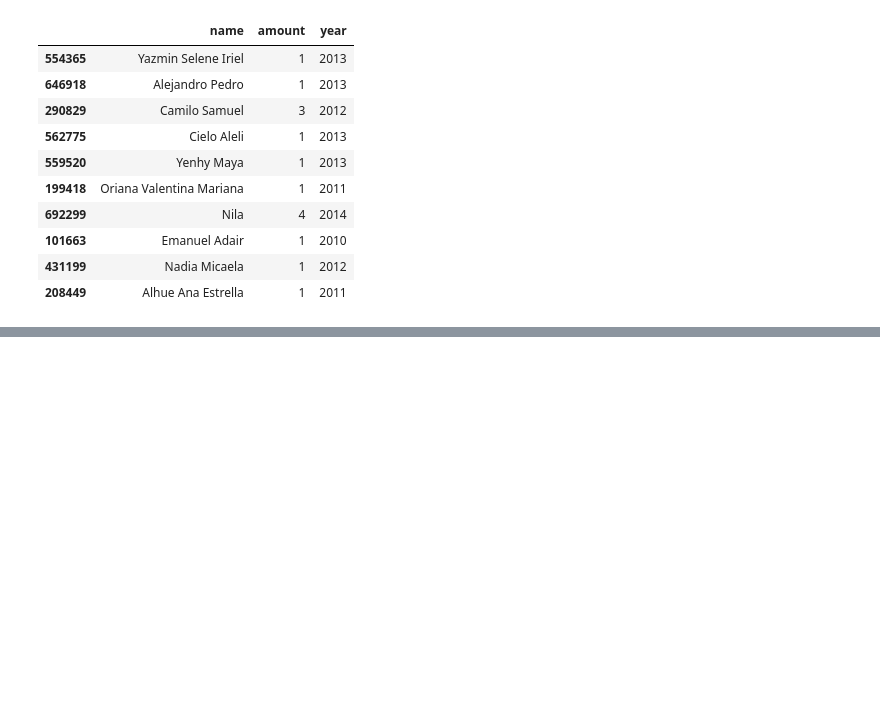
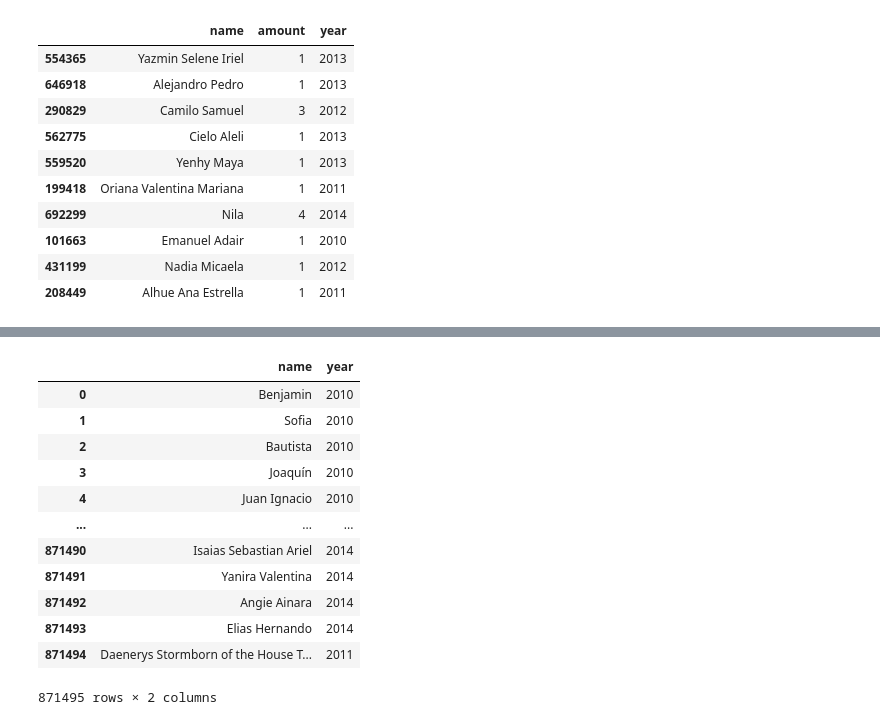
Before and after one commit to agusle/something_new_everyday, a Jupyter notebook: intensive_training/pandas.ipynb, the cells around one changed output, grey strips where cells are left out. Saved outputs shown, nothing was run; the diff lists cells and outputs as text; code cells hidden in the pictures; blank space fills up the shorter version.

```diff
--- a/intensive_training/pandas.ipynb
+++ b/intensive_training/pandas.ipynb
@@ -112,0 +174,16 @@ df_names.sample(10)
+# %%
+df_names[['name', 'year']]
+# %% [output]
+|  | name | year |
+| 0 | Benjamin | 2010 |
+| 1 | Sofia | 2010 |
+| 2 | Bautista | 2010 |
+| 3 | Joaquín | 2010 |
+| 4 | Juan Ignacio | 2010 |
+| ... | ... | ... |
+| 871490 | Isaias Sebastian Ariel | 2014 |
+| 871491 | Yanira Valentina | 2014 |
+| 871492 | Angie Ainara | 2014 |
+| 871493 | Elias Hernando | 2014 |
+| 871494 | Daenerys Stormborn of the House T... | 2011 |
+871495 rows × 2 columns
```
Also changed, not shown: parts of 11 cells of this notebook.
